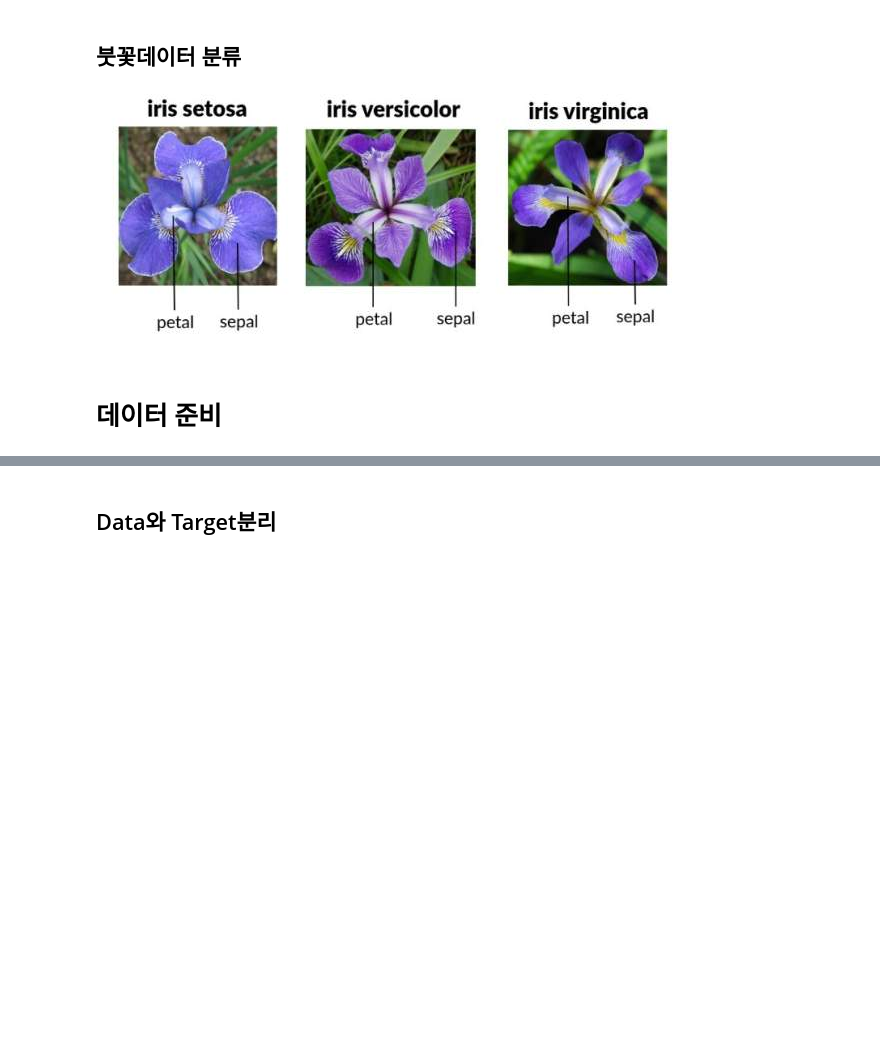
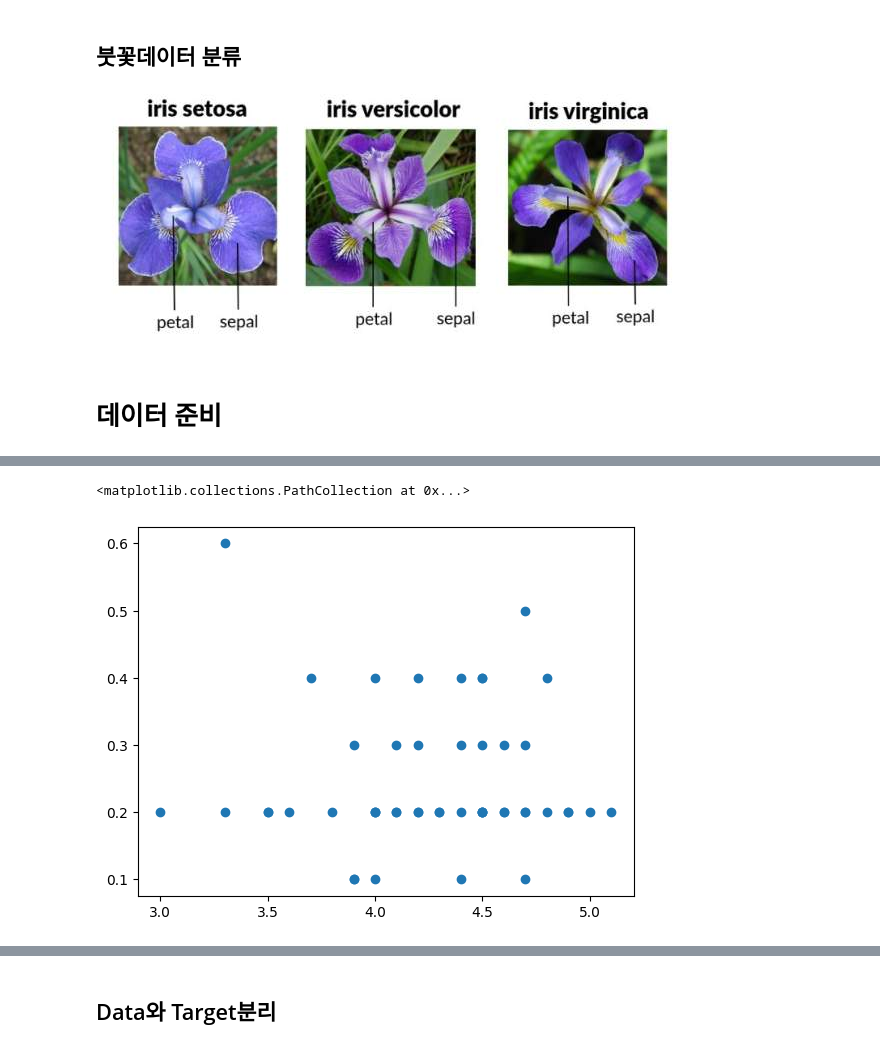
Before and after one commit to 2seorin-lab/ml_basic, a Jupyter notebook: 1_k-NearestNeighbor.ipynb, the cells around one changed output, grey strips where cells are left out. Drawn from its saved outputs; the diff is of its cells as text; code cells hidden in the pictures; blank space fills up the shorter version.

```diff
--- a/1_k-NearestNeighbor.ipynb
+++ b/1_k-NearestNeighbor.ipynb
@@ -19,0 +132,5 @@ iris = pd.read_csv('https://raw.githubusercontent.com/wizard113/ML-Basic/main/ir
+# %%
+plt.scatter(versicolor['PetalLength'],setosa['PetalWidth'])
+# %% [output]
+<matplotlib.collections.PathCollection at 0x...>
+[figure, added]
```
Also changed, not shown: parts of 33 cells of this notebook.
